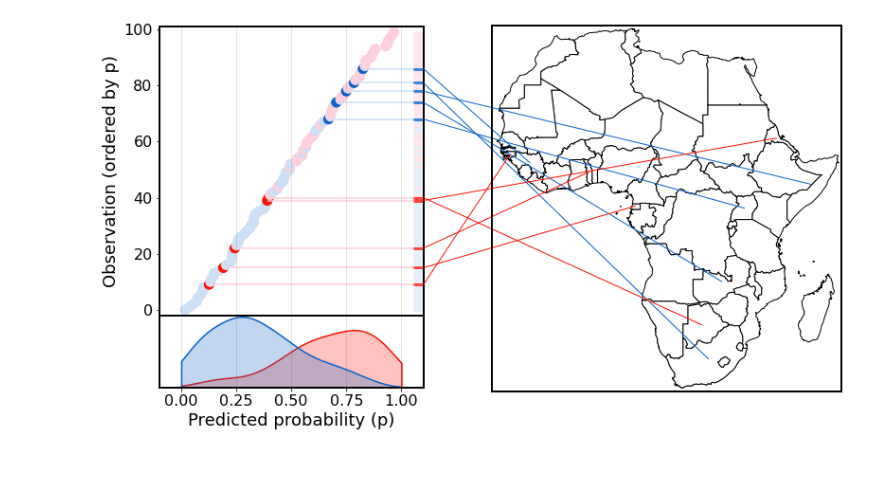
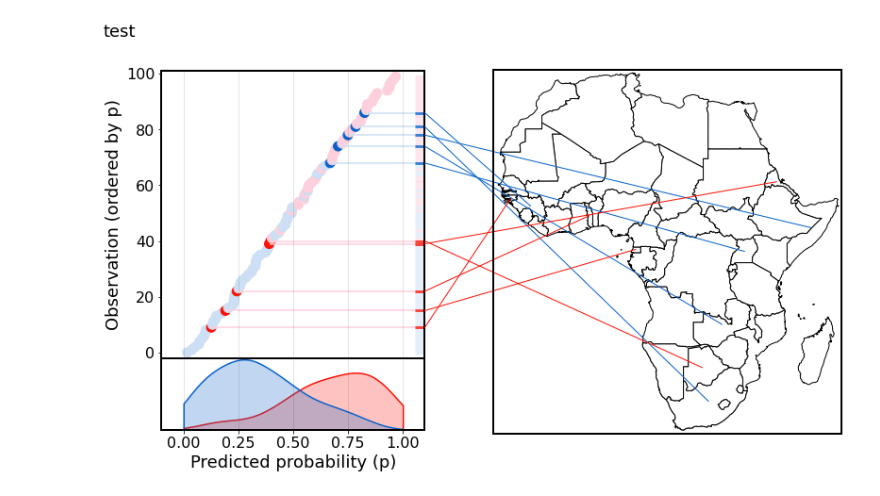
Before and after one commit to prio-data/views_dataviz, a Jupyter notebook: examples/sepplotlib_extensions.ipynb, the cells around one changed output. Drawn from its saved outputs; the diff is of its cells as text; code cells hidden in the pictures; blank space fills up the shorter version.

Commit message:
docs and suptitle

```diff
--- a/examples/sepplotlib_extensions.ipynb
+++ b/examples/sepplotlib_extensions.ipynb
@@ -38,16 +38,27 @@ mock = pd.DataFrame(
 from mpl_toolkits.axes_grid1 import make_axes_locatable  # type: ignore
 from views_dataviz.map.presets import ViewsMap
 from matplotlib.patches import ConnectionPatch
+import matplotlib.pyplot as plt
 
 class ModelCriticismMap(spl.ModelCriticismPlot):
     """
     Extends ModelCriticismPlot with a mapping method.
     Overrides original labelling method.
 
+    Observations are matched with their locations in the gdf
+    by the column provided in `lab`. Make sure that this column
+    is the same in df as in gdf (e.g. "pg_id").
+
     Attributes
     ----------
-    df:
-
+    df: pd.DataFrame containing the predictions, actuals and labels.
+    y_true: Column name for the actual observations.
+    y_pred: Column name for the model predictions.
+    lab: Column name for the row labels.
+    map_kwargs: Dictionary of keyword arguments used by ViewsMap.
+    mc_kwargs: Dictionary of keyword arguments used by ModelCriticismPlot.
+    title: Optional title.
+    titlesize: Textsize of title.
     """
 
     def __init__(
@@ -56,25 +67,27 @@ class ModelCriticismMap(spl.ModelCriticismPlot):
         y_true,
         y_pred,
         lab,
-        title,
+        mc_kwargs,
         map_kwargs,
-        n_worst
+        title="",
+        titlesize=18,
     ):
         super().__init__(
             df,
             y_true,
             y_pred,
             lab,
-            title=title,
-            n_worst=n_worst,
+            **mc_kwargs
         )
         self.set_map_ax()
         self.mapper = ViewsMap(
             figure=(self.fig, self.map_ax), **map_kwargs
         )
+        self.fig.suptitle(title, x=0, size=titlesize)
 
     def annotate(self):
-        pass  # Suppress original annotation method.
+        """Suppresses the annotation method in the parent class."""
+        pass
 
     def set_map_ax(self):
         """Add an ax for the map."""
@@ -91,6 +104,7 @@ class ModelCriticismMap(spl.ModelCriticismPlot):
             self.map_ax.spines[axis].set_linewidth(self.framesize)
 
     def plot_map_layer(self, **kwargs):
+        """Plots a map layer."""
         self.mapper.add_layer(**kwargs)
         self.mapper.cax.remove()  # Remove default colorbar.
         return self
@@ -111,7 +125,6 @@ class ModelCriticismMap(spl.ModelCriticismPlot):
                 axesA=self.axs[0],
                 axesB=self.map_ax,
                 color=row["fgcolor"],
-                #alpha=0.5
             )
             self.map_ax.add_artist(con)
         for idx, row in self.df.loc[self.df.worst_fn == 1].iterrows():
@@ -125,23 +138,22 @@ class ModelCriticismMap(spl.ModelCriticismPlot):
                 axesA=self.axs[0],
                 axesB=self.map_ax,
                 color=row["fgcolor"],
-                #alpha=0.5
             )
             self.map_ax.add_artist(con)
 # %%
 o = ModelCriticismMap(
     df=mock,
     y_true="y_true",
     y_pred="y_pred_a",
     lab="id",
-    title="",
+    title="test",
     map_kwargs={"bbox": "africa"},
-    n_worst=5,
+    mc_kwargs={"n_worst": 5},
 ).plot_map_layer(
     gdf=gdf,
     suppress_textbox=True,
     edgecolor="black",
     color="white",
 ).connect()
 # %% [output]
-[figure, old version]
+[figure, new version]
```
